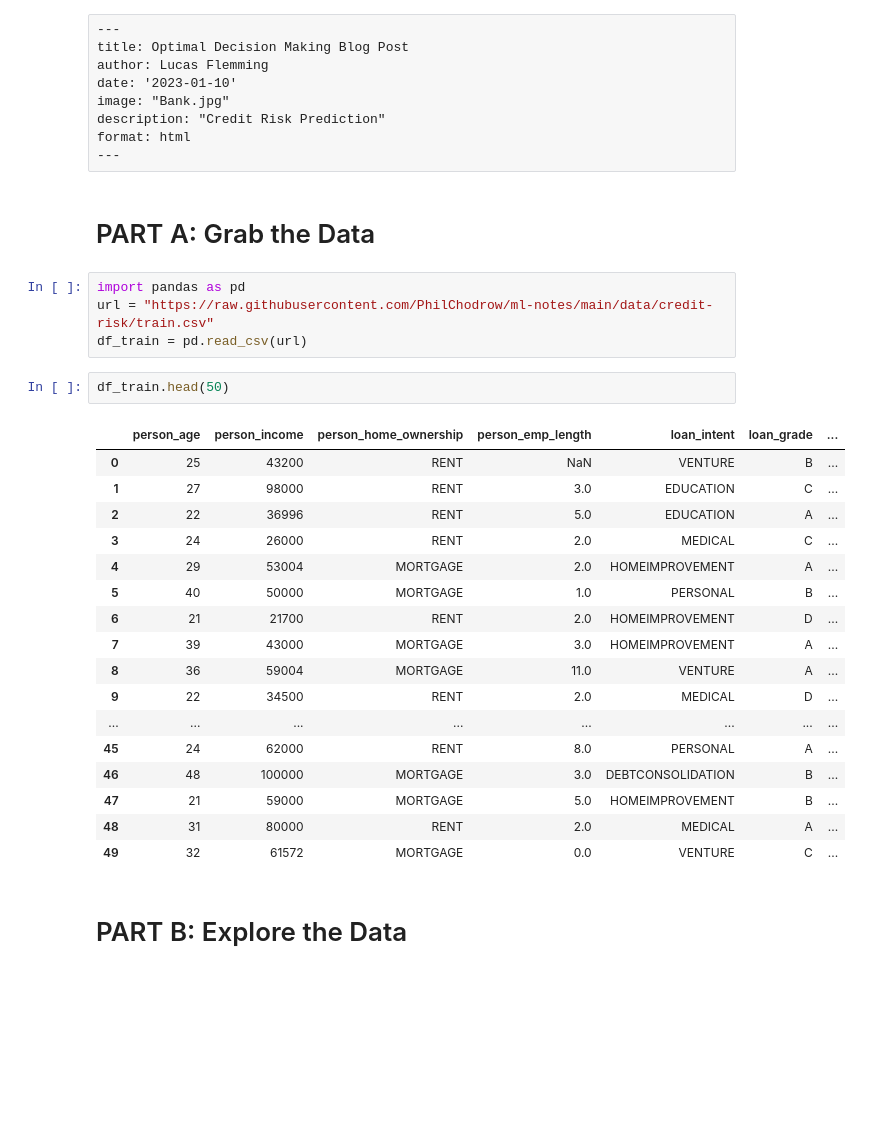
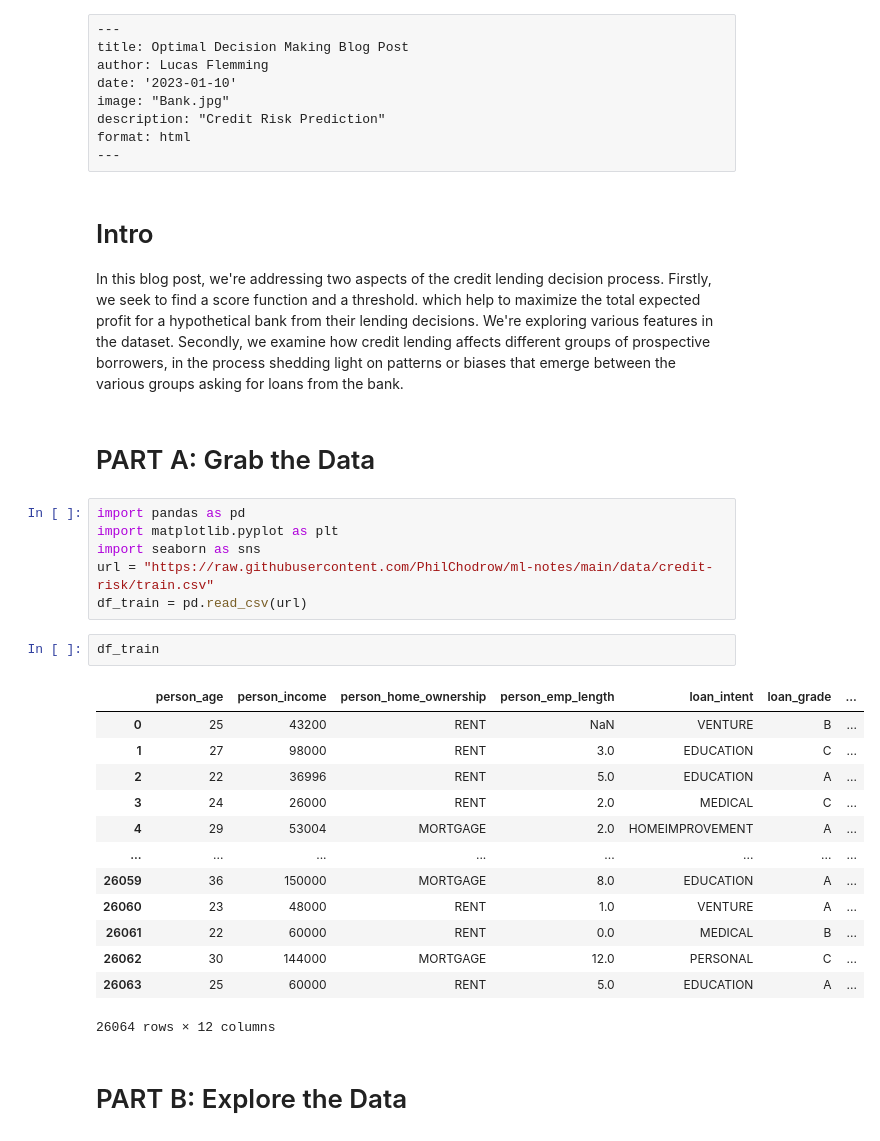
Before and after one commit to lucasf46/lucasf46.github.io, a Jupyter notebook: posts/BlogPost2/BlogPost2-2.ipynb, the cells around one changed output. Drawn from its saved outputs; the diff is of its cells as text; blank space fills up the shorter version.

```diff
--- a/posts/BlogPost2/BlogPost2-2.ipynb
+++ b/posts/BlogPost2/BlogPost2-2.ipynb
@@ -7,31 +7,32 @@ image: "Bank.jpg"
 description: "Credit Risk Prediction"
 format: html
 ---
+# %% [markdown]
+# Intro
+In this blog post, we're addressing two aspects of the credit lending decision process. Firstly, we seek to find a score function and a threshold. which help to maximize the total expected profit for a hypothetical bank from their lending decisions. We're exploring various features in the dataset. Secondly, we examine how credit lending affects different groups of prospective borrowers, in the process shedding light on patterns or biases that emerge between the various groups asking for loans from the bank.
 # %% [markdown]
 # PART A: Grab the Data
 # %%
 import pandas as pd
+import matplotlib.pyplot as plt
+import seaborn as sns
 url = "https://raw.githubusercontent.com/PhilChodrow/ml-notes/main/data/credit-risk/train.csv"
 df_train = pd.read_csv(url)
 # %%
-df_train.head(50)
+df_train
 # %% [output]
 |  | person_age | person_income | person_home_ownership | person_emp_length | loan_intent | loan_grade | ... |
 | 0 | 25 | 43200 | RENT | NaN | VENTURE | B | ... |
 | 1 | 27 | 98000 | RENT | 3.0 | EDUCATION | C | ... |
 | 2 | 22 | 36996 | RENT | 5.0 | EDUCATION | A | ... |
 | 3 | 24 | 26000 | RENT | 2.0 | MEDICAL | C | ... |
 | 4 | 29 | 53004 | MORTGAGE | 2.0 | HOMEIMPROVEMENT | A | ... |
-| 5 | 40 | 50000 | MORTGAGE | 1.0 | PERSONAL | B | ... |
-| 6 | 21 | 21700 | RENT | 2.0 | HOMEIMPROVEMENT | D | ... |
-| 7 | 39 | 43000 | MORTGAGE | 3.0 | HOMEIMPROVEMENT | A | ... |
-| 8 | 36 | 59004 | MORTGAGE | 11.0 | VENTURE | A | ... |
-| 9 | 22 | 34500 | RENT | 2.0 | MEDICAL | D | ... |
 | ... | ... | ... | ... | ... | ... | ... | ... |
-| 45 | 24 | 62000 | RENT | 8.0 | PERSONAL | A | ... |
-| 46 | 48 | 100000 | MORTGAGE | 3.0 | DEBTCONSOLIDATION | B | ... |
-| 47 | 21 | 59000 | MORTGAGE | 5.0 | HOMEIMPROVEMENT | B | ... |
-| 48 | 31 | 80000 | RENT | 2.0 | MEDICAL | A | ... |
-| 49 | 32 | 61572 | MORTGAGE | 0.0 | VENTURE | C | ... |
+| 26059 | 36 | 150000 | MORTGAGE | 8.0 | EDUCATION | A | ... |
+| 26060 | 23 | 48000 | RENT | 1.0 | VENTURE | A | ... |
+| 26061 | 22 | 60000 | RENT | 0.0 | MEDICAL | B | ... |
+| 26062 | 30 | 144000 | MORTGAGE | 12.0 | PERSONAL | C | ... |
+| 26063 | 25 | 60000 | RENT | 5.0 | EDUCATION | A | ... |
+26064 rows × 12 columns
 # %% [markdown]
 # PART B: Explore the Data
```
Also changed, not shown: parts of 45 cells of this notebook, 40 other files.
